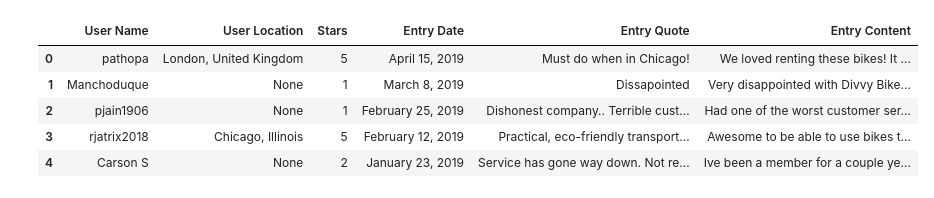
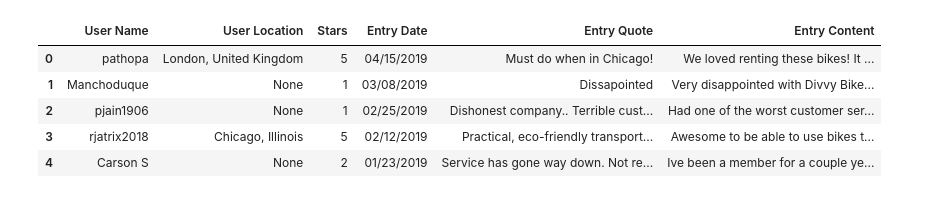
Before and after one commit to fc327/Final-Project-Bootcampspot, a Jupyter notebook: Final Project_Scrape reviews_Bining.ipynb, the cells around one changed output. Cells and saved outputs as stored; diff of their text form; code cells hidden in the pictures.

```diff
--- a/Final Project_Scrape reviews_Bining.ipynb
+++ b/Final Project_Scrape reviews_Bining.ipynb
@@ -342,25 +343,29 @@ DC_review_data
 # %%
 Chicago_pd=pd.DataFrame()
 for x in range(len(Chicago_review_data)):
     Chicago_pd.loc[x, 'User Name'] = Chicago_review_data[x]['User Name']
     Chicago_pd.loc[x, 'User Location'] = Chicago_review_data[x]['User Location']
     Chicago_pd.loc[x, 'Stars'] = Chicago_review_data[x]['Stars']
-    Chicago_pd.loc[x, 'Entry Date'] = Chicago_review_data[x]['Entry Date']
+    Chicago_pd.loc[x, 'Entry Date'] = datetime.strptime(Chicago_review_data[x]['Entry Date'], '%B %d, %Y').strftime('%m/%d/%Y')
+
     Chicago_pd.loc[x, 'Entry Quote'] = Chicago_review_data[x]['Entry Quote']
     Chicago_pd.loc[x, 'Entry Content'] = Chicago_review_data[x]['Entry Content']
 
 Chicago_pd.loc[Chicago_pd["Stars"] == "bubble_50", "Stars"] = 5
 Chicago_pd.loc[Chicago_pd["Stars"] == "bubble_40", "Stars"] = 4
 Chicago_pd.loc[Chicago_pd["Stars"] == "bubble_30", "Stars"] = 3
 Chicago_pd.loc[Chicago_pd["Stars"] == "bubble_20", "Stars"] = 2
 Chicago_pd.loc[Chicago_pd["Stars"] == "bubble_10", "Stars"] = 1
 
+# datetime_object = datetime.strptime('April 15, 2019', '%B %d, %Y').strftime('%m/%d/%Y')
+
+
 Chicago_pd.to_excel("Chicago_review_data.xlsx")
 Chicago_pd.head()
 # %% [output]
 |  | User Name | User Location | Stars | Entry Date | Entry Quote | Entry Content |
-| 0 | pathopa | London, United Kingdom | 5 | April 15, 2019 | Must do when in Chicago! | We loved renting these bikes! It ... |
-| 1 | Manchoduque | None | 1 | March 8, 2019 | Dissapointed | Very disappointed with Divvy Bike... |
-| 2 | pjain1906 | None | 1 | February 25, 2019 | Dishonest company.. Terrible cust... | Had one of the worst customer ser... |
-| 3 | rjatrix2018 | Chicago, Illinois | 5 | February 12, 2019 | Practical, eco-friendly transport... | Awesome to be able to use bikes t... |
-| 4 | Carson S | None | 2 | January 23, 2019 | Service has gone way down. Not re... | Ive been a member for a couple ye... |
+| 0 | pathopa | London, United Kingdom | 5 | 04/15/2019 | Must do when in Chicago! | We loved renting these bikes! It ... |
+| 1 | Manchoduque | None | 1 | 03/08/2019 | Dissapointed | Very disappointed with Divvy Bike... |
+| 2 | pjain1906 | None | 1 | 02/25/2019 | Dishonest company.. Terrible cust... | Had one of the worst customer ser... |
+| 3 | rjatrix2018 | Chicago, Illinois | 5 | 02/12/2019 | Practical, eco-friendly transport... | Awesome to be able to use bikes t... |
+| 4 | Carson S | None | 2 | 01/23/2019 | Service has gone way down. Not re... | Ive been a member for a couple ye... |
```
Also changed, not shown: parts of 4 cells of this notebook, 3 other files.
